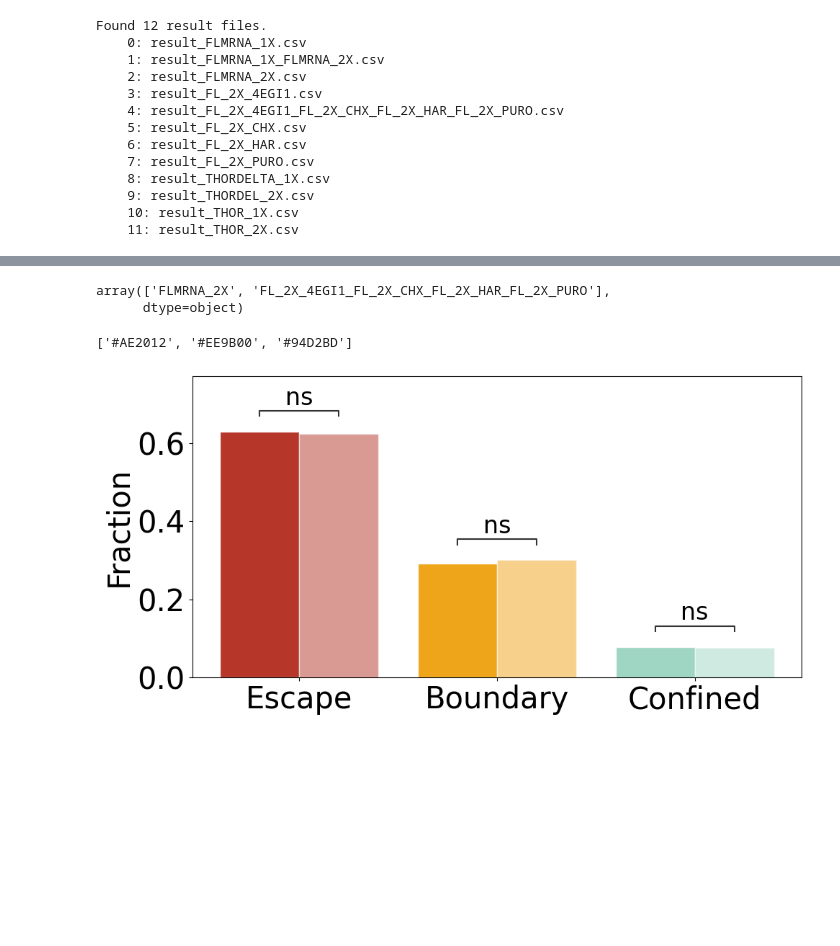
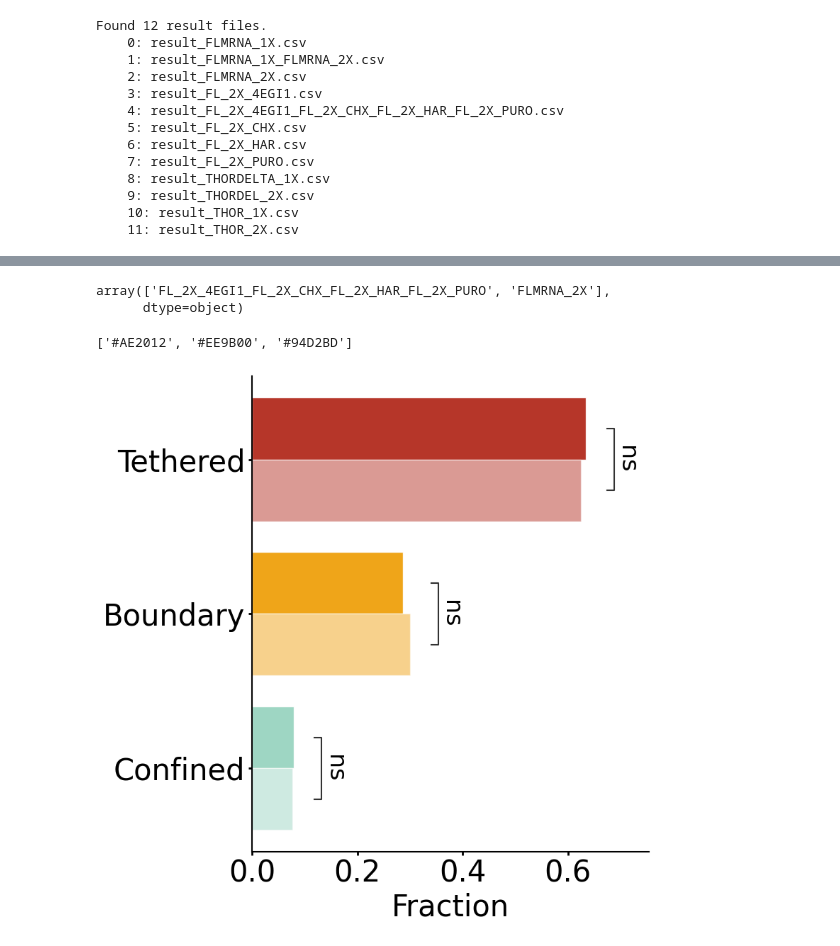
Before and after one commit to walterlab-um/RNA_SPT_in_cellular_condensates, a Jupyter notebook: META-SiM/Post_clustering_analysis.ipynb, the cells around one changed output, grey strips where cells are left out. Drawn from its saved outputs; the diff is of its cells as text; code cells hidden in the pictures; blank space fills up the shorter version.

```diff
--- a/META-SiM/Post_clustering_analysis.ipynb
+++ b/META-SiM/Post_clustering_analysis.ipynb
@@ -9,13 +9,13 @@ from color_palette import *
 color_palette = get_color_palette(n=3)
 
 plot_labels_colors_dict = {
-    "Escape": color_palette[0],
+    "Tethered": color_palette[0],
     "Boundary": color_palette[1],
     "Confined": color_palette[2]
 }
 
 cluster_labels_dict = {
-    1: "Escape",
+    1: "Tethered",
     2: "Boundary",
     3: "Confined"
 }
@@ -61,6 +61,9 @@ Found 12 result files.
     10: result_THOR_1X.csv
     11: result_THOR_2X.csv
 # %%
-target_file_indices = [2, 4]
+target_file_indices = [4, 2]
 data_labels = ['isotonic', 'hypertonic']
 file_list = [file_list[i] for i in target_file_indices]
+print("Selected files:")
+for file in file_list:
+    print(f"    {file}")
@@ -97,7 +104,7 @@ combined_df
 datasets = combined_df['Dataset'].unique()
 datasets
 # %% [output]
-array(['FLMRNA_2X', 'FL_2X_4EGI1_FL_2X_CHX_FL_2X_HAR_FL_2X_PURO'],
+array(['FL_2X_4EGI1_FL_2X_CHX_FL_2X_HAR_FL_2X_PURO', 'FLMRNA_2X'],
       dtype=object)
 # %%
 color = list(plot_labels_colors_dict.values())
@@ -108,6 +115,7 @@ color
 import seaborn as sns
 from statannotations.Annotator import Annotator
 from scipy.stats import chi2_contingency
+import os
 
 # Prepare Data
 # Ensure we have fractions
@@ -123,7 +131,7 @@ df_merged = pd.merge(combined_df, totals, on='Dataset')
 df_merged['Fraction'] = df_merged['Num Traces'] / df_merged['Total']
 
 # Fill missing combinations with 0 to ensure plot consistency
-cluster_order = ['Escape', 'Boundary', 'Confined']
+cluster_order = ['Tethered', 'Boundary', 'Confined']
 # Sort datasets to ensure reference (FL_2X_4EGI1) is first or use logic
 unique_datasets = sorted(df_merged['Dataset'].unique())
 # Bring FL_2X_4EGI1 to front if it exists, as it seems to be the reference in logic
@@ -172,18 +180,18 @@ for cluster in cluster_order:
         p_values.append(p)
 
 # Plotting
-fig, ax = plt.subplots(figsize=(5*len(dataset_order), 5))
+fig, ax = plt.subplots(figsize=(8, 4*len(dataset_order)))
 
 # Use seaborn barplot
 # We set a dummy palette or uniform color because we will override it
-sns.barplot(data=df_plot, x='Cluster Label', y='Fraction', hue='Dataset',
+sns.barplot(data=df_plot, y='Cluster Label', x='Fraction', hue='Dataset',
             order=cluster_order, hue_order=dataset_order,
-            ax=ax, edgecolor='white', palette=['grey'] * len(dataset_order))
+            ax=ax, edgecolor='white', palette=['grey'] * len(dataset_order), orient='h')
 
 # Manually Recolor Bars
 # Pattern: Patches are ordered by Hue.
 # First N patches = Dataset 0. Second N patches = Dataset 1.
-# Where N = number of x categories (3 clusters).
+# Where N = number of y categories (3 clusters).
 n_clusters = len(cluster_order)
 
 for i, patch in enumerate(ax.patches):
@@ -198,36 +206,50 @@ for i, patch in enumerate(ax.patches):
     # Determine color based on Cluster
     if cluster_name in plot_labels_colors_dict:
         color = plot_labels_colors_dict[cluster_name]
     else:
         color = 'grey' # Fallback
 
     # Determine Alpha based on Dataset (fading effect)
     max_alpha = 0.9
     if dataset_idx == 0:
         alpha = max_alpha
     else:
         alpha = max_alpha / (dataset_idx + 1)
 
     patch.set_facecolor(color)
     patch.set_alpha(alpha)
 
 # Annotations
-annotator = Annotator(ax, pairs, data=df_plot, x='Cluster Label', y='Fraction', hue='Dataset',
-                      order=cluster_order, hue_order=dataset_order)
+annotator = Annotator(ax, pairs, data=df_plot, y='Cluster Label', x='Fraction', hue='Dataset',
+                      order=cluster_order, hue_order=dataset_order, orient='h')
 annotator.configure(test=None, text_format='star', loc='inside', verbose=0, fontsize=24)
 annotator.set_pvalues(p_values)
 annotator.annotate()
 
 # Styling
-ax.set_ylabel("Fraction", fontsize=30)
-ax.set_xlabel("")
+ax.set_xlabel("Fraction", fontsize=30)
+ax.set_ylabel("")
 ax.tick_params(axis='both', which='major', labelsize=30)
+
+# Rotate the y labels
+ax.set_yticklabels(ax.get_yticklabels(), rotation=0)
+
 # ax.legend(fontsize=24, title_fontsize=26, frameon=False, loc='upper right')
 ax.legend_.remove()
+
+# Remove the top and right spines
+ax.spines['top'].set_visible(False)
+ax.spines['right'].set_visible(False)
+# Set the thickness of the bottom and left spines
+ax.spines['bottom'].set_linewidth(1.5)
+ax.spines['left'].set_linewidth(1.5)
+# Set the thickness of the ticks
+ax.tick_params(width=2)
+
 plt.tight_layout()
-save_name = f"./results/population_comparison/population_comparison_{'_'.join(file_list_base)}.svg"
+save_name = f"./results/population_comparison/vert_population_comparison_{'_'.join(file_list_base)}.svg"
 os.makedirs(os.path.dirname(save_name), exist_ok=True)
 plt.savefig(save_name, dpi=300, bbox_inches='tight', transparent=True)
 plt.show()
 # %% [output]
-[figure, old version]
+[figure, new version]
```
Also changed, not shown: parts of 4 cells of this notebook, 38 other files.
